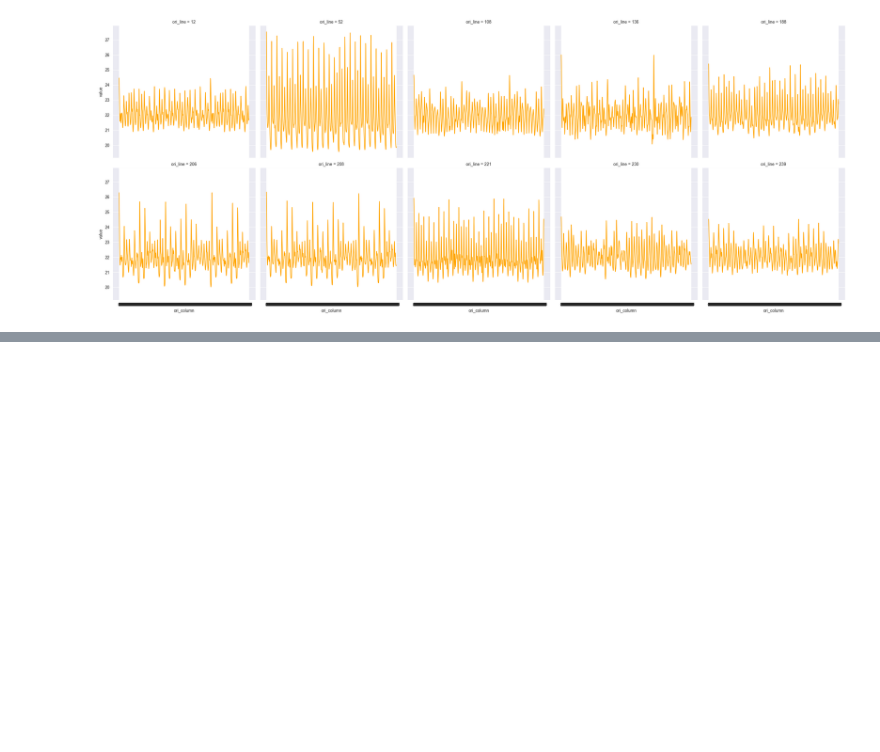
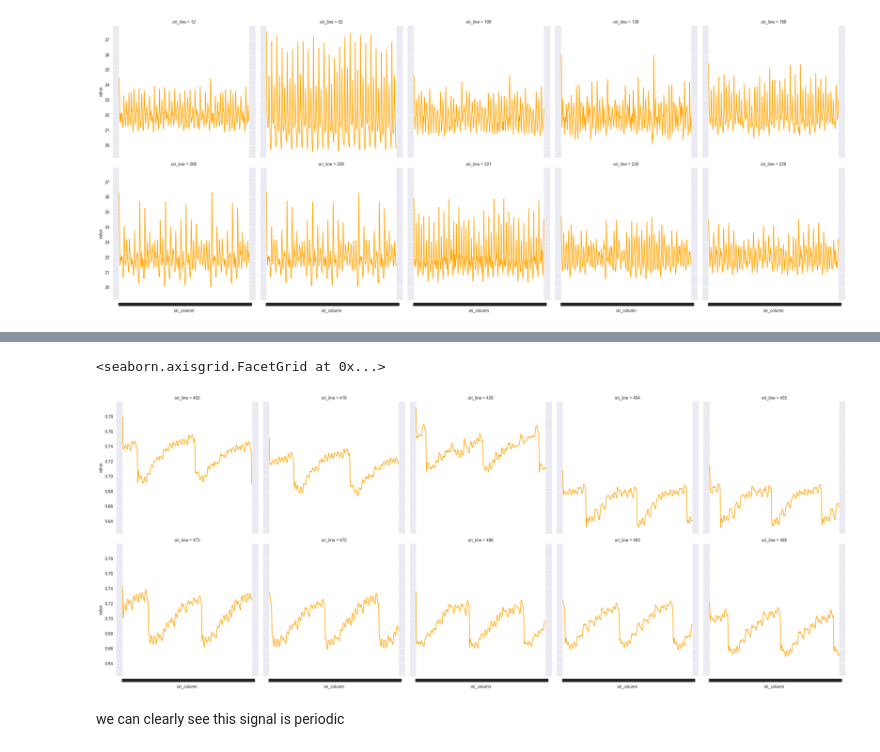
Before and after one commit to EMachad0/IAR-ANN, a Jupyter notebook: notebooks/02_data_exploration.ipynb, the cells around one changed output, grey strips where cells are left out. Cells and saved outputs as stored; diff of their text form; code cells hidden in the pictures; blank space fills up the shorter version.

```diff
--- a/notebooks/02_data_exploration.ipynb
+++ b/notebooks/02_data_exploration.ipynb
@@ -290,0 +319,7 @@ they all belong to label 0 and there doesn't seem to be any pattern
+# %%
+sns.relplot(data=current_samples[2], x='ori_column', y='value', col='ori_line', col_wrap=5, kind='line', color='orange')
+# %% [output]
+<seaborn.axisgrid.FacetGrid at 0x...>
+[figure, added]
+# %% [markdown]
+we can clearly see this signal is periodic
```
Also changed, not shown: parts of 19 cells of this notebook.
